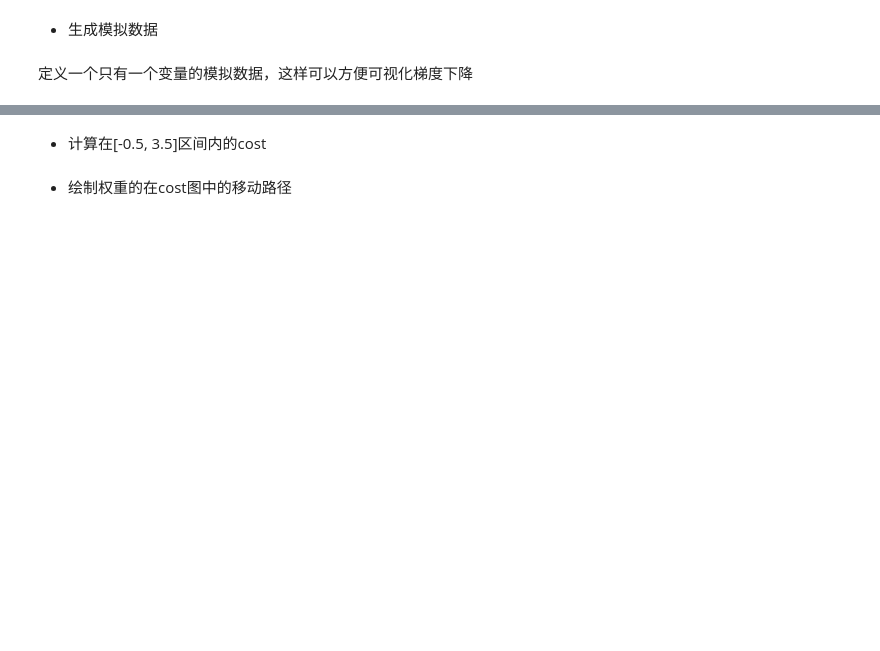
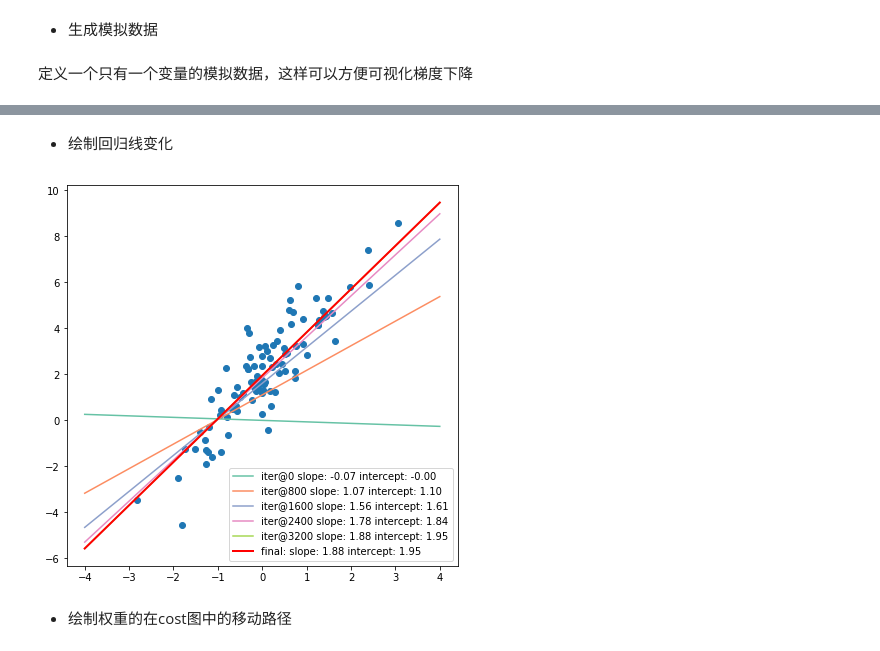
Before and after one commit to snowhyzhang/yukino, a Jupyter notebook: machine_learning/linear_regression_gd.ipynb, the cells around one changed output, grey strips where cells are left out. Saved outputs shown, nothing was run; the diff lists cells and outputs as text; code cells hidden in the pictures; blank space fills up the shorter version.

```diff
--- a/machine_learning/linear_regression_gd.ipynb
+++ b/machine_learning/linear_regression_gd.ipynb
@@ -147,2 +148,0 @@ lr_record.get_weights()
-# %% [markdown]
-- 计算在\[-0.5, 3.5\]区间内的cost
@@ -165,2 +149,21 @@ weights = lr_record.recorded_weights
+# %% [markdown]
+- 绘制回归线变化
+# %%
+fig = plt.figure(figsize=(7, 7))
+plt.scatter(X, y)
+x = np.linspace(-4, 4, 10)
+plot_weight_index = [0, 500, ]
+cmap = cm.get_cmap('Set2')
+for c_ind, w_ind in enumerate(range(0, 4000, 800)):
+    slope, intercept = lr_record.recorded_weights[w_ind, :]
+    line = slope * x + intercept
+    plt.plot(x, line, color=cmap(c_ind), label='iter@%d slope: %.2f intercept: %.2f' % (w_ind, slope, intercept))
+final_sploe, final_intercept = lr_record.get_weights()
+line = slope * x + intercept
+plt.plot(x, line, color='r', linewidth=2, label='final: slope: %.2f intercept: %.2f' % (slope, intercept))
+plt.legend(loc='lower right')
+plt.show()
+# %% [output]
+[figure, added]
 # %% [markdown]
 - 绘制权重的在cost图中的移动路径
```
Also changed, not shown: parts of 13 cells of this notebook.
